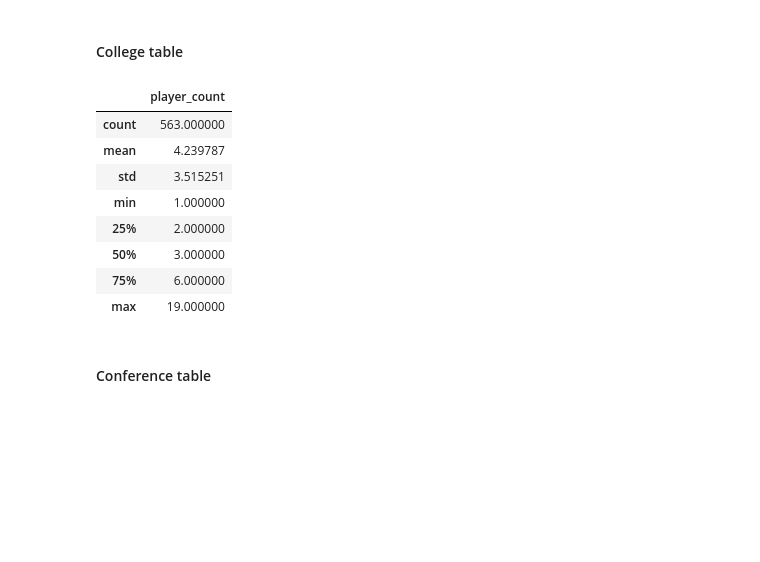
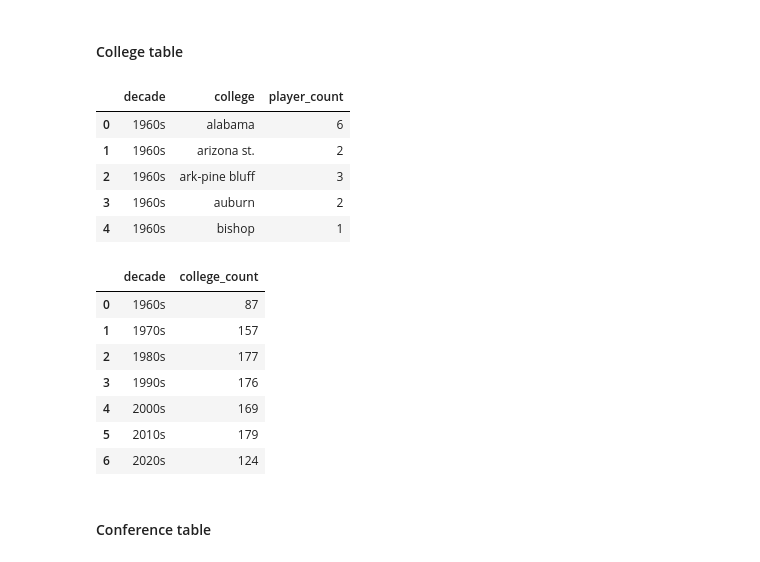
Before and after one commit to aferrers/nfl_superbowl_winners, a Jupyter notebook: notebooks/SB_winners_team_conference.ipynb, the cells around one changed output. Saved outputs shown, nothing was run; the diff lists cells and outputs as text; code cells hidden in the pictures; blank space fills up the shorter version.

```diff
--- a/notebooks/SB_winners_team_conference.ipynb
+++ b/notebooks/SB_winners_team_conference.ipynb
@@ -199,11 +202,11 @@ import numpy as np
 ### data prep
 # %%
 # import data
-merge_table = pd.read_csv('../data/cleaned/all_superbowl_winning_rosters.csv')
+sb_winning_rosters = pd.read_csv('../data/cleaned/all_superbowl_winning_rosters.csv')
 
 # Define a function to calculate the decade
 def get_decade(year):
     return str(year)[:3] + "0s"
 
 # Apply the function to add the decade column
-merge_table['decade'] = merge_table['year'].apply(get_decade)
+sb_winning_rosters['decade'] = sb_winning_rosters['year'].apply(get_decade)
@@ -245,19 +224,35 @@ agg_table.rename(columns={'player': 'player_count'}, inplace=True)
 # %%
 #create summary table with player counts by college and decade
 
-college_table = agg_table.groupby(['decade','college']).agg({'player_count': 'sum'}).reset_index()
+agg_table_college = sb_winning_rosters.groupby(
+    ['decade','team','college']).agg({'player': 'count'})
+agg_table_college.reset_index(inplace=True)
+agg_table_college.rename(columns={'player': 'player_count'}, inplace=True)
+
+college_table = agg_table_college.groupby(
+    ['decade','college']).agg({'player_count': 'sum'}).reset_index()
 # %%
-college_table.describe()
+college_table.head()
 # %% [output]
-|  | player_count |
-| count | 563.000000 |
-| mean | 4.239787 |
-| std | 3.515251 |
-| min | 1.000000 |
-| 25% | 2.000000 |
-| 50% | 3.000000 |
-| 75% | 6.000000 |
-| max | 19.000000 |
+|  | decade | college | player_count |
+| 0 | 1960s | alabama | 6 |
+| 1 | 1960s | arizona st. | 2 |
+| 2 | 1960s | ark-pine bluff | 3 |
+| 3 | 1960s | auburn | 2 |
+| 4 | 1960s | bishop | 1 |
+# %%
+colleges_per_decade = pd.DataFrame(college_table.groupby('decade')['college'].nunique().reset_index())
+colleges_per_decade.rename(columns={'college': 'college_count'}, inplace=True)
+colleges_per_decade
+# %% [output]
+|  | decade | college_count |
+| 0 | 1960s | 87 |
+| 1 | 1970s | 157 |
+| 2 | 1980s | 177 |
+| 3 | 1990s | 176 |
+| 4 | 2000s | 169 |
+| 5 | 2010s | 179 |
+| 6 | 2020s | 124 |
 # %% [markdown]
 #### Conference table
 # %%
```
Also changed, not shown: parts of 39 cells of this notebook.
